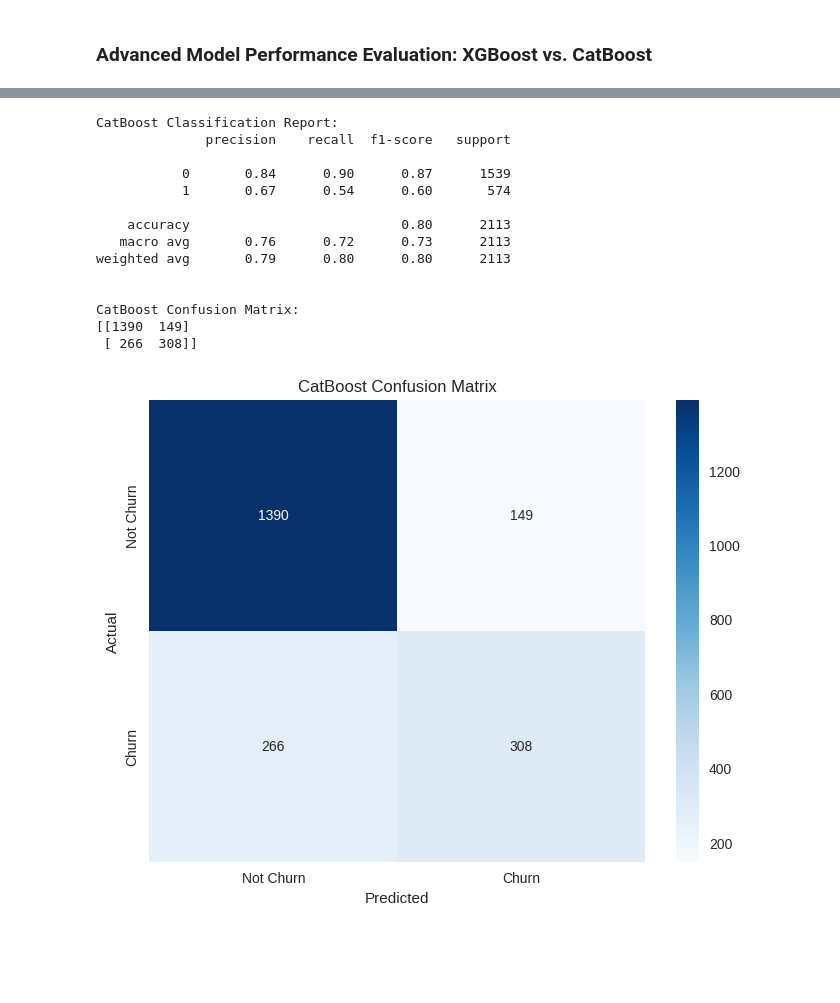
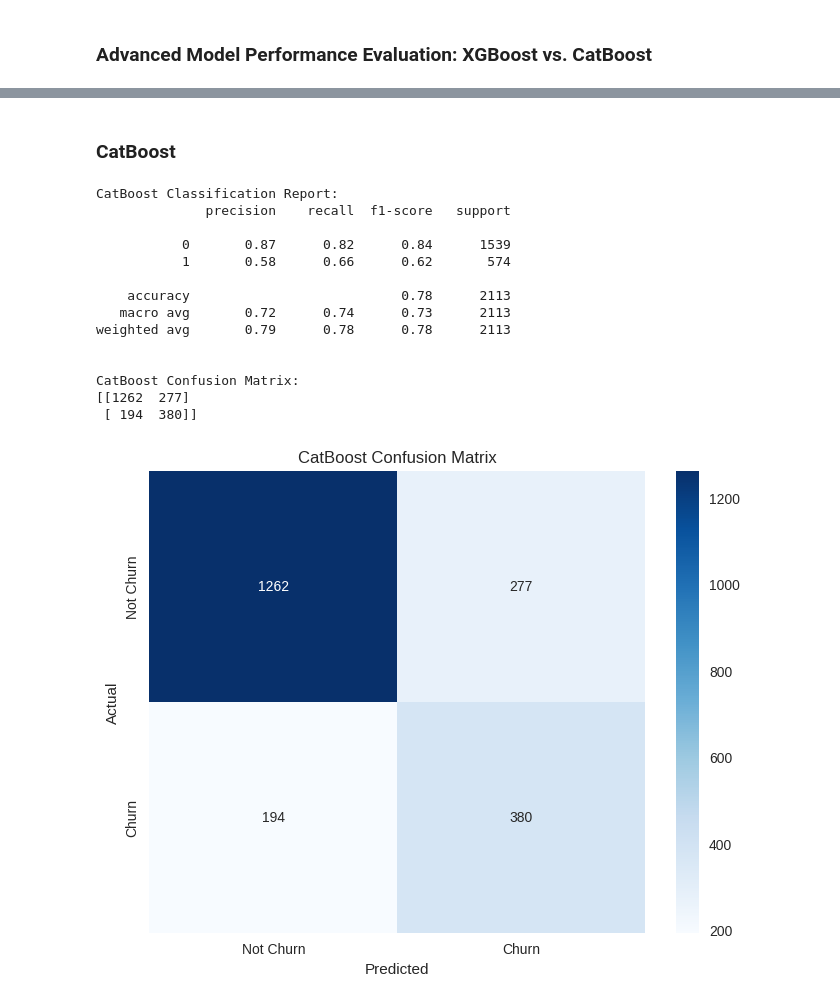
Before and after one commit to TameemAlghazaly/Data-Science-Projects, a Jupyter notebook: Customer Churn Classification/Customer Churn Project Updated.ipynb, the cells around one changed output, grey strips where cells are left out. Saved outputs shown, nothing was run; the diff lists cells and outputs as text; code cells hidden in the pictures; blank space fills up the shorter version.

```diff
--- a/Customer Churn Classification/Customer Churn Project Updated.ipynb
+++ b/Customer Churn Classification/Customer Churn Project Updated.ipynb
@@ -345,5 +348,6 @@ df.head()
 # %%
-df_encoded = pd.get_dummies(df, dtype='int8', columns=['PaymentMethod','InternetService'])
+# Using onehot encoding on the categorical columns that have no specific order within the categories
+df_encoded = pd.get_dummies(df, dtype='int8', columns=['PaymentMethod','InternetService'],drop_first=True)
 df_encoded.head()
 # %% [output]
 |  | gender | SeniorCitizen | Partner | Dependents | tenure | PhoneService | MultipleLines | OnlineSecurity | ... |
@@ -599,33 +616,67 @@ CatBoost Accuracy: 0.8035967818267865
+# %% [markdown]
+### CatBoost
+# %%
+#!pip install catboos
+from catboost import CatBoostClassifier
+from sklearn.preprocessing import LabelEncoder
+
+# 1. Make a copy and encode categorical columns
+df_Catboost = df.copy()
+categorical_cols = df_Catboost.select_dtypes(include=['object', 'category']).columns
+le_dict = {}
+
+for col in categorical_cols:
+    le = LabelEncoder()
+    df_Catboost[col] = le.fit_transform(df_Catboost[col])
+    le_dict[col] = le
+# %%
+X = df_Catboost.drop('Churn', axis=1)
+y = df_Catboost['Churn']
+X_train, X_test, y_train, y_test = train_test_split(X, y, test_size=0.3, random_state=42)
+
+# Apply SMOTE to training data only
+smote = SMOTE(random_state=42)
+X_train_resampled, y_train_resampled = smote.fit_resample(X_train, y_train)
+
+# 4. Identify categorical feature indices (based on original df, not encoded)
+cat_features = [X.columns.get_loc(col) for col in categorical_cols]
+
+# 5. Train CatBoost on resampled data
+catboost_model = CatBoostClassifier(random_state=42, verbose=0)
+catboost_model.fit(X_train_resampled, y_train_resampled, cat_features=cat_features)
+
+# 6. Predict on the original (unmodified) test set
+y_pred_catboost = catboost_model.predict(X_test)
 # %%
 # Print classification report for CatBoost
 print("\nCatBoost Classification Report:")
-print(classification_report(y_test_orig, y_pred_catboost))
+print(classification_report(y_test, y_pred_catboost))
 
 # Print confusion matrix for CatBoost
-cm_catboost = confusion_matrix(y_test_orig, y_pred_catboost)
+cm_catboost = confusion_matrix(y_test, y_pred_catboost)
 print("\nCatBoost Confusion Matrix:")
 print(cm_catboost)
 
 # Plot confusion matrix for CatBoost
 plt.figure(figsize=(8, 6))
 sns.heatmap(cm_catboost, annot=True, fmt='d', cmap='Blues', xticklabels=['Not Churn', 'Churn'], yticklabels=['Not Churn', 'Churn'])
 plt.xlabel('Predicted')
 plt.ylabel('Actual')
 plt.title('CatBoost Confusion Matrix')
 plt.show()
 # %% [output]
 CatBoost Classification Report:
               precision    recall  f1-score   support
 
-           0       0.84      0.90      0.87      1539
-           1       0.67      0.54      0.60       574
+           0       0.87      0.82      0.84      1539
+           1       0.58      0.66      0.62       574
 
-    accuracy                           0.80      2113
-   macro avg       0.76      0.72      0.73      2113
-weighted avg       0.79      0.80      0.80      2113
+    accuracy                           0.78      2113
+   macro avg       0.72      0.74      0.73      2113
+weighted avg       0.79      0.78      0.78      2113
 
 
 CatBoost Confusion Matrix:
-[[1390  149]
- [ 266  308]]
+[[1262  277]
+ [ 194  380]]
-[figure, old version]
+[figure, new version]
```
Also changed, not shown: parts of 50 cells of this notebook.
